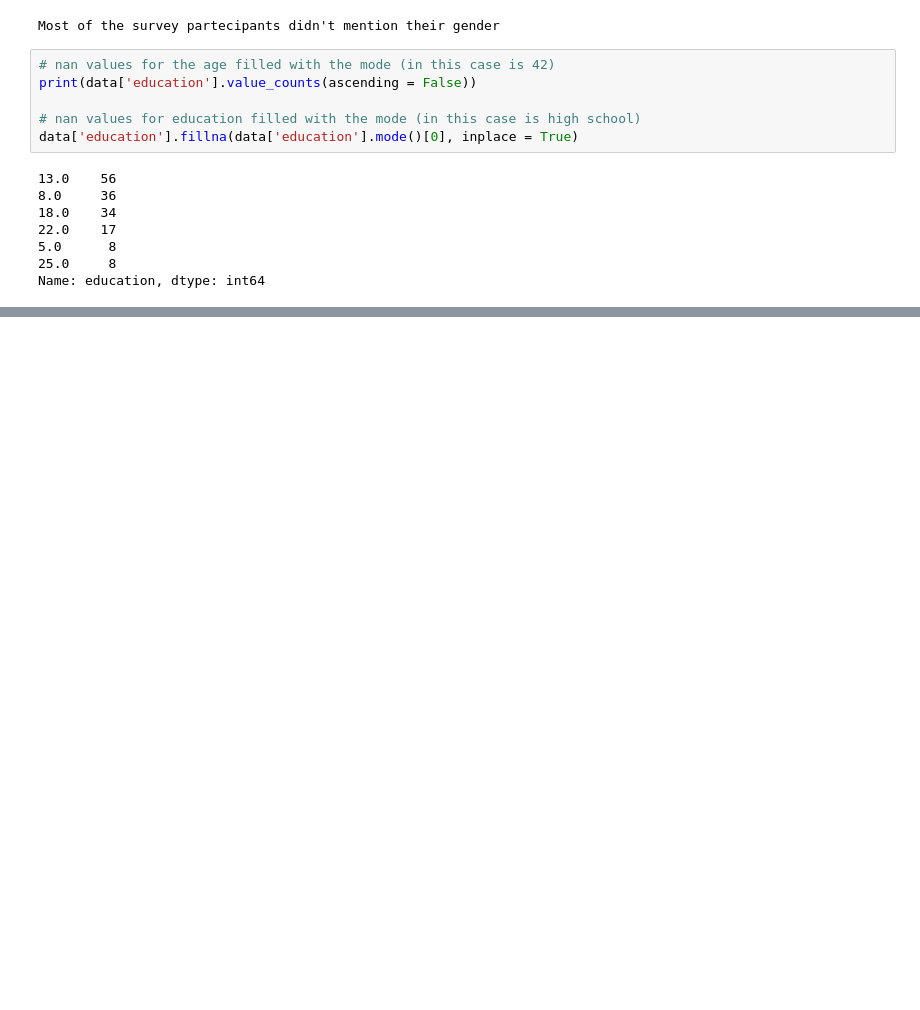
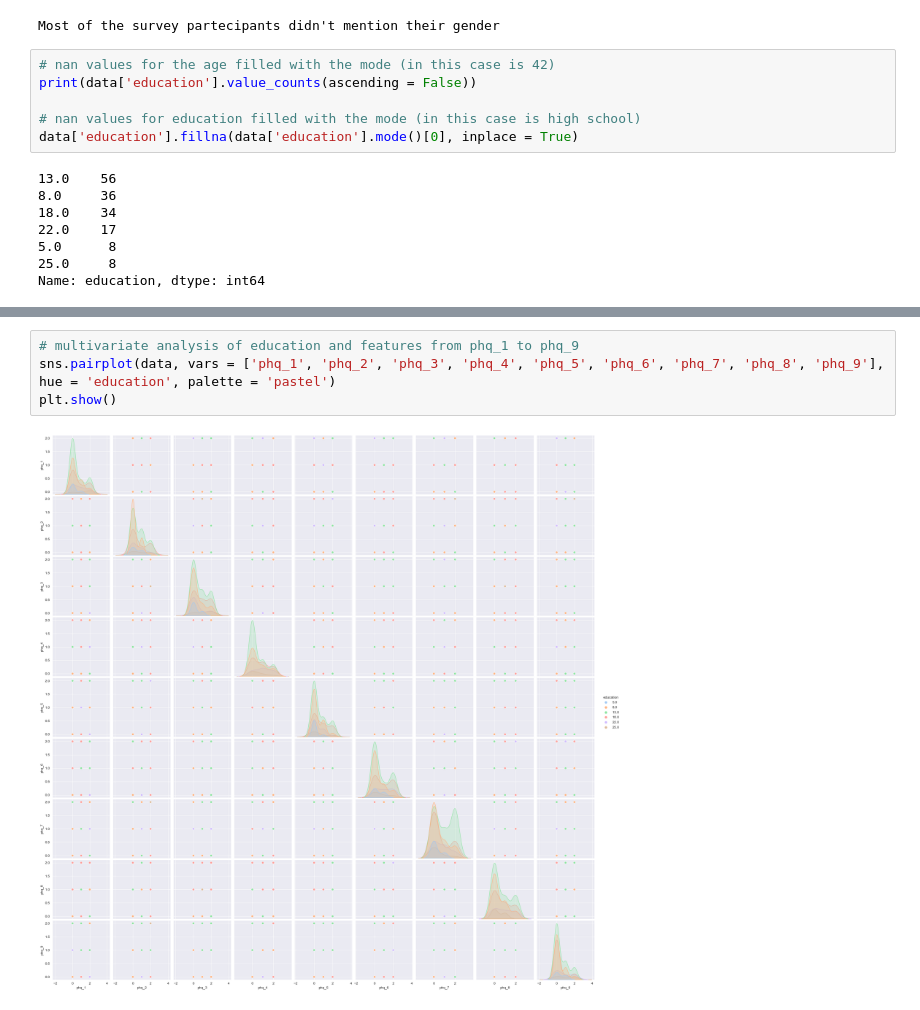
Before and after one commit to fede2500/E_healthProject, a Jupyter notebook: main/dataanalysis/expo.ipynb, the cells around one changed output, grey strips where cells are left out. Cells and saved outputs as stored; diff of their text form; blank space fills up the shorter version.

Commit message:
sto provando a fare multivariate analysis

```diff
--- a/main/dataanalysis/expo.ipynb
+++ b/main/dataanalysis/expo.ipynb
@@ -131,0 +248,6 @@ eheals = data[eheals]
+# %%
+# multivariate analysis of education and features from phq_1 to phq_9
+sns.pairplot(data, vars = ['phq_1', 'phq_2', 'phq_3', 'phq_4', 'phq_5', 'phq_6', 'phq_7', 'phq_8', 'phq_9'], hue = 'education', palette = 'pastel')
+plt.show()
+# %% [output]
+[figure, added]
```
Also changed, not shown: parts of 12 cells of this notebook.
